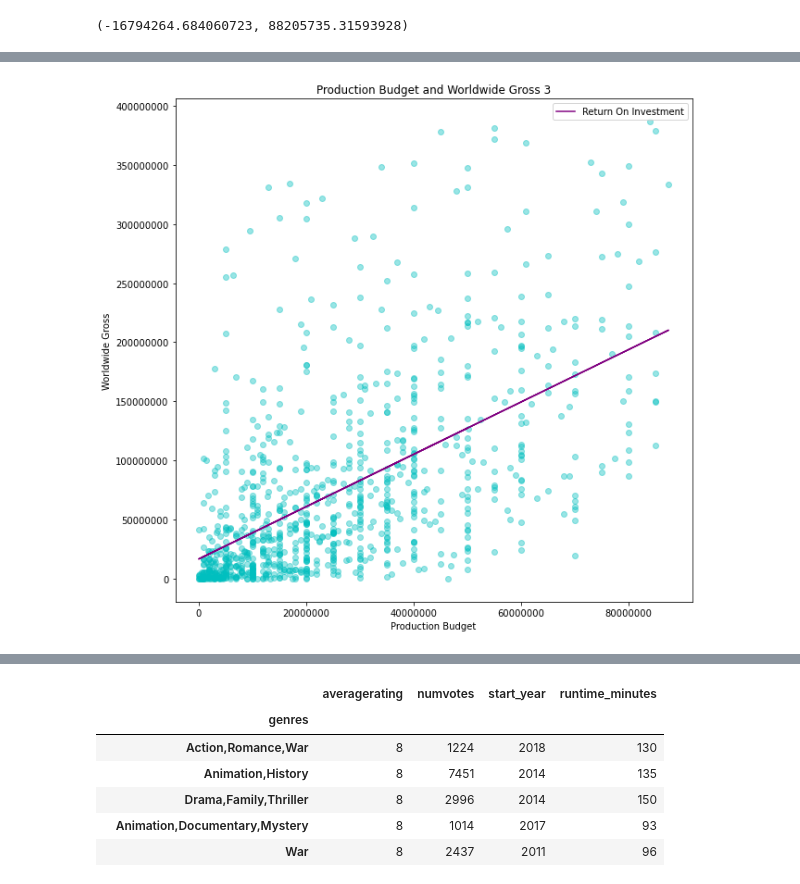
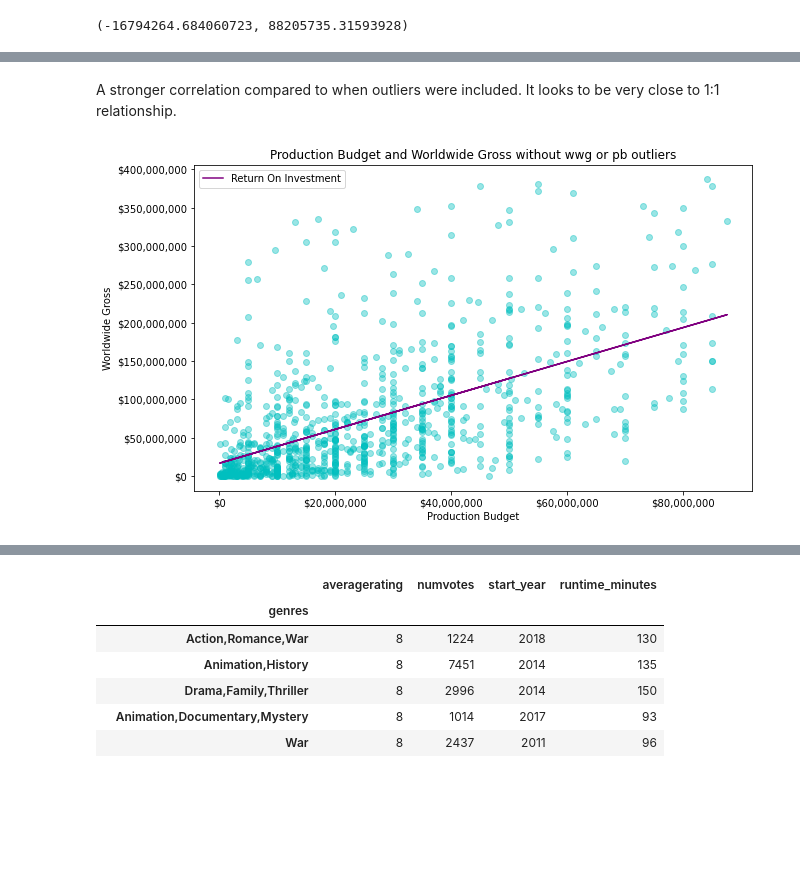
Before and after one commit to xiaohua-su/Film-Analysis, a Jupyter notebook: Analysis_of_Films.ipynb, the cells around one changed output, grey strips where cells are left out. Cells and saved outputs as stored; diff of their text form; code cells hidden in the pictures; blank space fills up the shorter version.

```diff
--- a/Analysis_of_Films.ipynb
+++ b/Analysis_of_Films.ipynb
@@ -281,18 +326,24 @@ np.corrcoef(movies_oultierless['production_budget'] , y = movies_oultierless['wo
+# %% [markdown]
+A stronger correlation compared to when outliers were included. It looks to be very close to 1:1 relationship.
 # %%
-fig, ax = plt.subplots(figsize=(10,10),)
+#graph of movies_without_wwg_or_pb_outliers
+fig, ax = plt.subplots(figsize=(10,6),)
 ax.ticklabel_format(style='plain')
 ax.scatter(movies_without_wwg_or_pb_outliers['production_budget'] , y = movies_without_wwg_or_pb_outliers['worldwide_gross'], alpha = .4, c="c")
 
 
 x=movies_without_wwg_or_pb_outliers['production_budget']
 y=movies_without_wwg_or_pb_outliers['worldwide_gross']
 m, b = np.polyfit(x,y,1)
 plt.plot(x, m*x + b, c="purple")
 plt.legend(['Return On Investment'])
 
 
-ax.set_title('Production Budget and Worldwide Gross 3')
+ax.set_title('Production Budget and Worldwide Gross without wwg or pb outliers')
 ax.set_xlabel('Production Budget')
-ax.set_ylabel('Worldwide Gross');
+ax.set_ylabel('Worldwide Gross')
+ax.yaxis.set_major_formatter(ticker.StrMethodFormatter('${x:,.0f}'))
+ax.xaxis.set_major_formatter(ticker.StrMethodFormatter('${x:,.0f}'))
+plt.savefig('./Untitled Folder/Production Budget and Worldwide Gross without wwg or pb.png');
 # %% [output]
-[figure, old version]
+[figure, new version]
```
Also changed, not shown: parts of 69 cells of this notebook, 7 other files.
